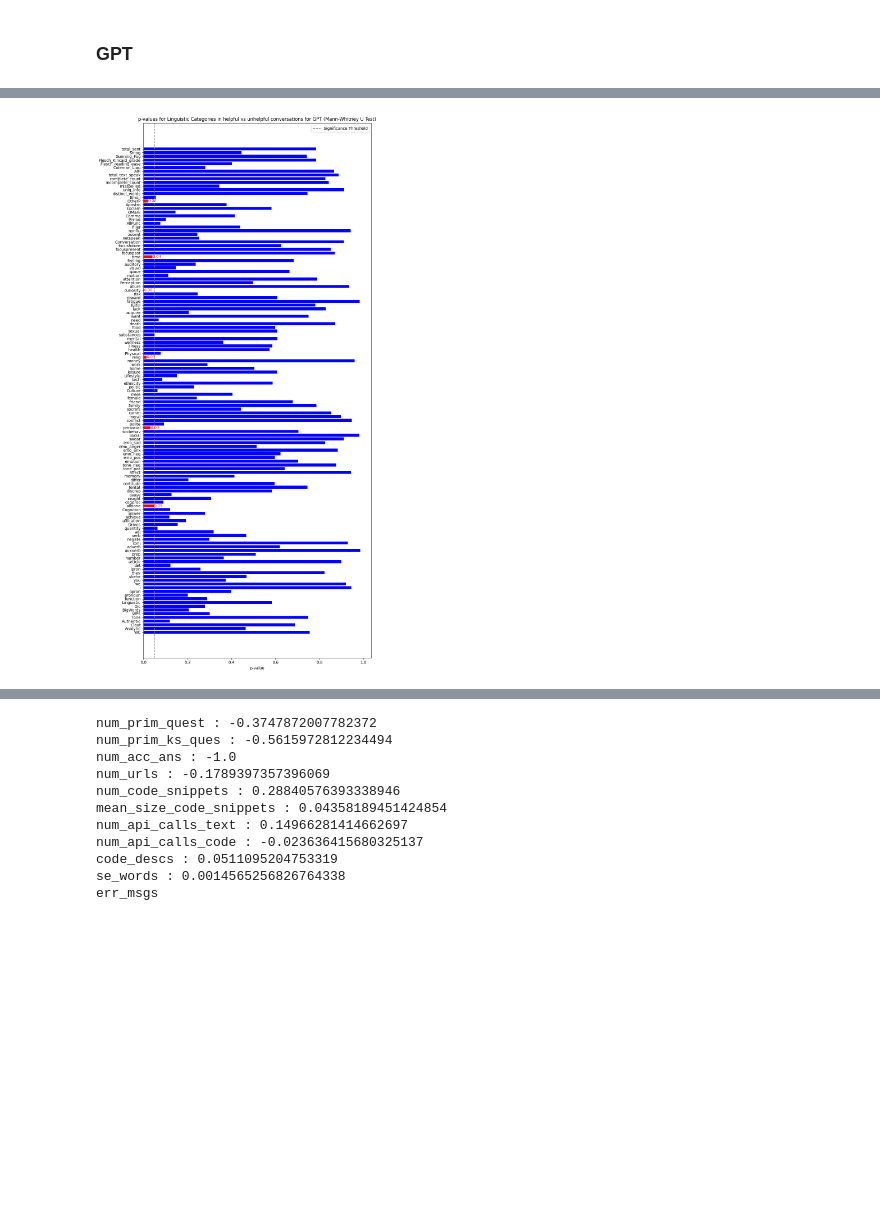
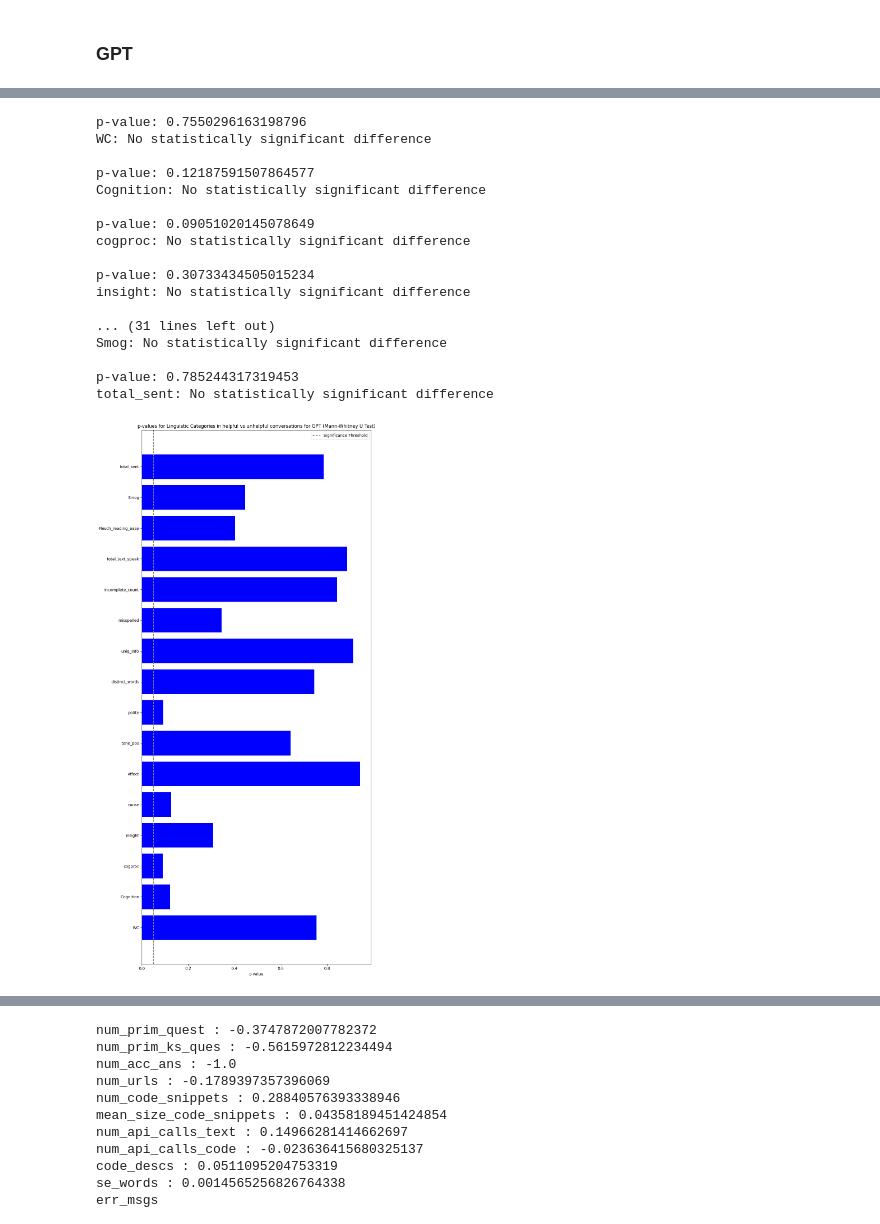
Before and after one commit to SOAR-Lab/llm_issue_resolution_analysis, a Jupyter notebook: analysis/main.ipynb, the cells around one changed output, grey strips where cells are left out. Drawn from its saved outputs; the diff is of its cells as text; code cells hidden in the pictures; blank space fills up the shorter version.

```diff
--- a/analysis/main.ipynb
+++ b/analysis/main.ipynb
@@ -400,21 +556,9 @@ import matplotlib.pyplot as plt
 p_values = []
 significance = []
 
-categories_struct = ["num_prim_quest", "num_prim_ks_ques", "num_acc_ans", "num_urls", "num_code_snippets", "mean_size_code_snippets",
-    "num_api_calls_text", "num_api_calls_code", "code_descs", "se_words", "err_msgs"]
-categories_ling = ["WC", "Analytic", "Clout", "Authentic", "Tone", "WPS", "BigWords", "Dic", "Linguistic", "function", "pronoun",
-    "ppron", "i", "we", "you", "shehe", "they", "ipron", "det", "article", "number", "prep", "auxverb", "adverb",
-    "conj", "negate", "verb", "adj", "quantity", "Drives", "affiliation", "achieve", "power", "Cognition", "allnone",
-    "cogproc", "insight", "cause", "discrep", "tentat", "certitude", "differ", "memory", "Affect", "tone_pos",
-    "tone_neg", "emotion", "emo_pos", "emo_neg", "emo_anx", "emo_anger", "emo_sad", "swear", "Social", "socbehav",
-    "prosocial", "polite", "conflict", "moral", "comm", "socrefs", "family", "friend", "female", "male", "Culture",
-    "politic", "ethnicity", "tech", "Lifestyle", "leisure", "home", "work", "money", "relig", "Physical", "health",
-    "illness", "wellness", "mental", "substances", "sexual", "food", "death", "need", "want", "acquire", "lack",
-    "fulfill", "fatigue", "reward", "risk", "curiosity", "allure", "Perception", "attention", "motion", "space",
-    "visual", "auditory", "feeling", "time", "focuspast", "focuspresent", "focusfuture", "Conversation", "netspeak",
-    "assent", "nonflu", "filler", "AllPunc", "Period", "Comma", "QMark", "Exclam", "Apostro", "OtherP", "Emoji","distinct_words", "uniq_info",
-    "misspelled", "incomplete_count", "complete_count", "total_text_speak", "ARI", "Coleman_Liau", "Flesch_reading_ease",
-    "Flesch_Kincaid_grade", "Gunning_Fog", "Smog", "total_sent"]
+categories_struct = ["num_prim_quest", "num_prim_ks_ques", "num_urls", "num_code_snippets", "mean_size_code_snippets",
+ "num_api_calls_code", "code_descs", "se_words", "err_msgs"]
+categories_ling = ["WC", "Cognition", "cogproc", "insight", "cause", "Affect", "tone_pos", "polite","distinct_words", "uniq_info", "misspelled", "incomplete_count", "total_text_speak", "Flesch_reading_ease", "Smog", "total_sent"]
 
 
 for cat in categories_struct:
@@ -477,33 +621,60 @@ plt.show()
 # %%
+categories_struct = ["num_prim_quest", "num_prim_ks_ques", "num_urls", "num_code_snippets", "mean_size_code_snippets",
+ "num_api_calls_code", "code_descs", "se_words", "err_msgs"]
+categories_ling = ["WC", "Cognition", "cogproc", "insight", "cause", "Affect", "tone_pos", "polite","distinct_words", "uniq_info", "misspelled", "incomplete_count", "total_text_speak", "Flesch_reading_ease", "Smog", "total_sent"]
 p_values = []
 significance = []
 for cat in categories_ling:
     dev_liwc_scores1 = developers_data_help[cat]
     dev_liwc_scores2 = developers_data_no_help[cat]
 
 
     _, p_value = mannwhitneyu(dev_liwc_scores1, dev_liwc_scores2, alternative='two-sided')
 
     p_values.append(p_value)
     significance.append(p_value < 0.05)
+    # Output results
+    print(f"p-value: {p_value}")
+    if p_value < 0.05:
+        print(cat + ": Statistically significant difference")
+    else:
+        print(cat + ": No statistically significant difference")
+    print("")
 
 # Plotting
 plt.figure(figsize=(10, 20))
 bars = plt.barh(np.arange(len(categories_ling)), p_values, color=['red' if sig else 'blue' for sig in significance])
 plt.yticks(np.arange(len(categories_ling)), categories_ling)
 plt.xlabel('p-value')
 plt.title('p-values for Linguistic Categories in helpful vs unhelpful conversations for GPT (Mann-Whitney U Test)')
 plt.axvline(x=0.05, color='gray', linestyle='--', label='Significance Threshold')
 plt.legend()
 
 # Add labels with color according to significance
 for i, (bar, sig) in enumerate(zip(bars, significance)):
     width = bar.get_width()
     if sig:
         plt.text(width, i, f"{width:.2f}", ha='left', va='center', color='red')
 
 # Show plot
 plt.tight_layout()
 plt.show()
 # %% [output]
+p-value: 0.7550296163198796
+WC: No statistically significant difference
+
+p-value: 0.12187591507864577
+Cognition: No statistically significant difference
+
+p-value: 0.09051020145078649
+cogproc: No statistically significant difference
+
+p-value: 0.30733434505015234
+insight: No statistically significant difference
+
+... (31 lines left out)
+Smog: No statistically significant difference
+
+p-value: 0.785244317319453
+total_sent: No statistically significant difference
-[figure, old version]
+[figure, new version]
```
Also changed, not shown: parts of 11 cells of this notebook.
